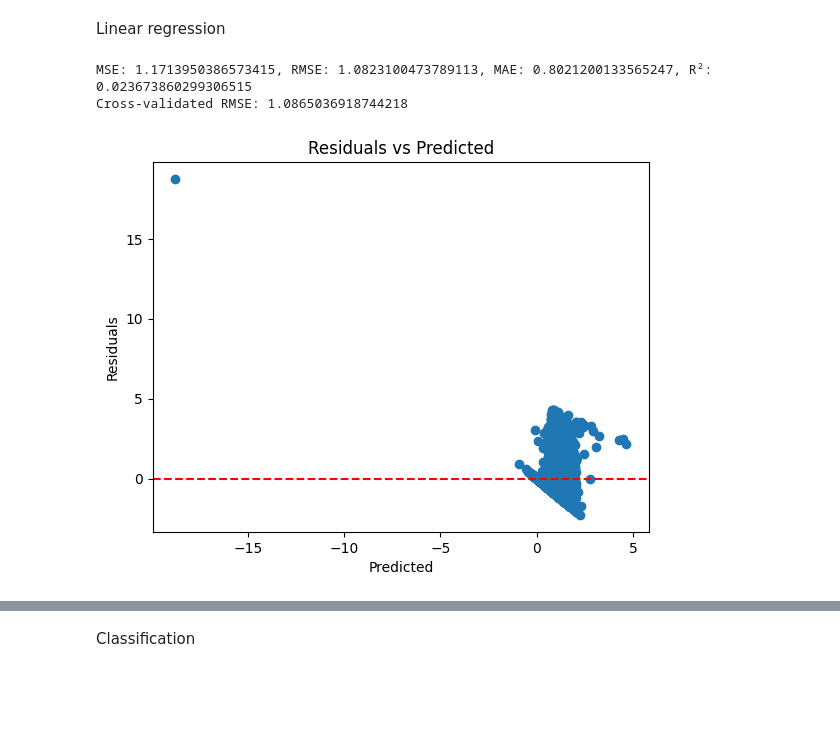
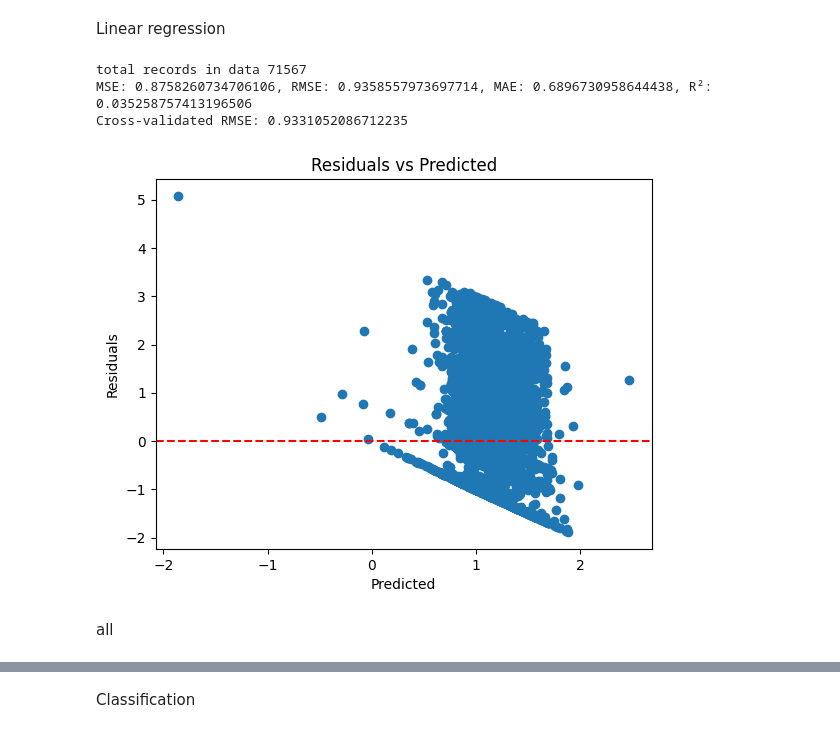
Before and after one commit to sri-anirudh/Deloitte-project, a Jupyter notebook: analysis2.ipynb, the cells around one changed output, grey strips where cells are left out. Drawn from its saved outputs; the diff is of its cells as text; code cells hidden in the pictures; blank space fills up the shorter version.

```diff
--- a/analysis2.ipynb
+++ b/analysis2.ipynb
@@ -631,3 +805,26 @@ merged_df_null_counts[merged_df_null_counts['No. of Null Values']!=0]
+# %%
+data=merged_df.copy()
+# Apply log transformation to the normalized values
+data['NETPR_normalized_log'] = np.log(data['NETPR_normalized'])
+# Apply scaling to the normalized values
+from sklearn.preprocessing import MinMaxScaler
+scaler = MinMaxScaler()
+data['NETPR_normalized_scaled'] = scaler.fit_transform(data['NETPR_normalized'].values.reshape(-1, 1))
+
+from sklearn.model_selection import train_test_split
+from sklearn.ensemble import RandomForestRegressor
+from sklearn.metrics import mean_squared_error
+from sklearn.preprocessing import LabelEncoder, StandardScaler
+import numpy as np
+import pandas as pd
+# Encode categorical variables
+label_encoders = {}
+for column in ['Vendor Account Number', 'MATKL', 'Currency Key', 'WERKS']:
+    le = LabelEncoder()
+    data[column] = le.fit_transform(data[column].astype(str))
+    label_encoders[column] = le
+#data=data[(data['PR_to_PO_delay_not_null_flag']!=0) & (data['expected_GR_days_not_neg_flag']!=0)]
+data = data[(data['GR_delay_bin'] >= -9) & (data['GR_delay_bin'] <= 18)]
 # %%
 import pandas as pd
 from sklearn.model_selection import train_test_split, cross_val_score, KFold, GridSearchCV
@@ -644,7 +841,10 @@ categorical_features = ['Vendor Account Number', 'MATKL', 'Currency Key', 'WERKS
 numerical_features = ['expected_GR_days', 'NETPR', 'Quantity', 'PR_to_PO_delay'] + \
     ['changerequesteddeliverydate', 'changeprice', 'changequantity', 'changecurrency',
      'changedeliveryindicator', 'changefinalinvoiceindicator', 'changestoragelocation',
-     'changeconfirmeddeliverydate', 'changecontract', 'changeoutwarddeliveryindicator']
+     'changeconfirmeddeliverydate', 'changecontract', 'changeoutwarddeliveryindicator','PR_to_PO_delay_not_null_flag',
+       'expected_GR_days_not_neg_flag']
+
+print("total records in data",data.shape[0])
 final_data_regression = data[numerical_features + categorical_features]
 Y = data['GR_delay_log']
 
@@ -653,33 +853,36 @@ X_train, X_test, y_train, y_test = train_test_split(final_data_regression, Y, te
 
 # Initialize and train the linear regression model
 model = LinearRegression()
 model.fit(X_train, y_train)
 
 # Cross-validation
 cv = KFold(n_splits=5, random_state=42, shuffle=True)
 cv_scores = cross_val_score(model, X_train, y_train, cv=cv, scoring='neg_mean_squared_error')
 cv_rmse_scores = np.sqrt(-cv_scores)
 
 # Predict and evaluate
 y_pred = model.predict(X_test)
 mse = mean_squared_error(y_test, y_pred)
 rmse = np.sqrt(mse)
 mae = mean_absolute_error(y_test, y_pred)
 r2 = r2_score(y_test, y_pred)
 
 # Print metrics
 print(f"MSE: {mse}, RMSE: {rmse}, MAE: {mae}, R²: {r2}")
 print(f"Cross-validated RMSE: {cv_rmse_scores.mean()}")
 
 # Residual plots
 residuals = y_test - y_pred
 plt.scatter(y_pred, residuals)
 plt.title('Residuals vs Predicted')
 plt.xlabel('Predicted')
 plt.ylabel('Residuals')
 plt.axhline(y=0, color='red', linestyle='--')
 plt.show()
 # %% [output]
-MSE: 1.1713950386573415, RMSE: 1.0823100473789113, MAE: 0.8021200133565247, R²: 0.023673860299306515
-Cross-validated RMSE: 1.0865036918744218
+total records in data 71567
+MSE: 0.8758260734706106, RMSE: 0.9358557973697714, MAE: 0.6896730958644438, R²: 0.035258757413196506
+Cross-validated RMSE: 0.9331052086712235
-[figure, old version]
+[figure, new version]
+# %% [markdown]
+all
```
Also changed, not shown: parts of 15 cells of this notebook, 1 other file.
